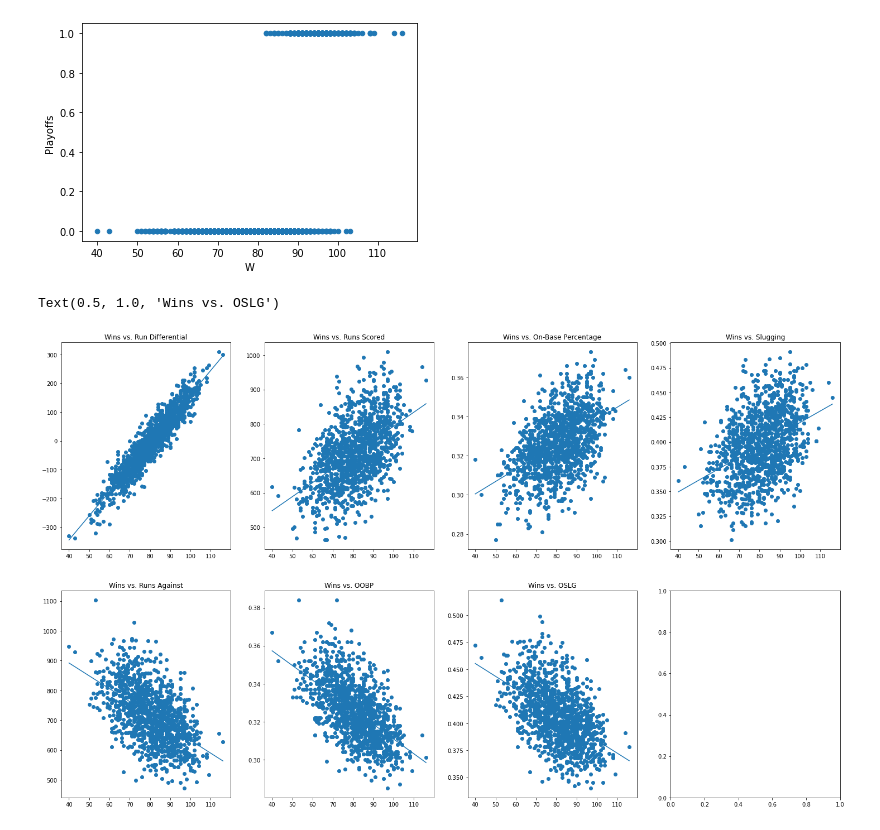
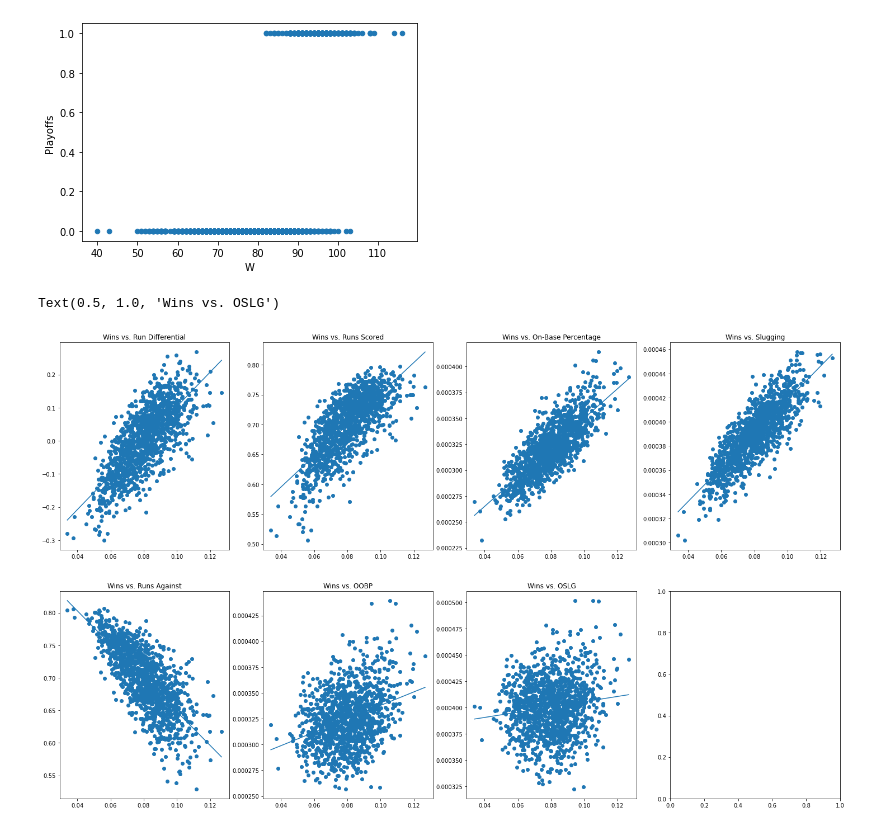
Before and after one commit to abernardin13/TheWinningFormula, a Jupyter notebook: Baseball.ipynb, the cells around one changed output. Cells and saved outputs as stored; diff of their text form; code cells hidden in the pictures.

```diff
--- a/Baseball.ipynb
+++ b/Baseball.ipynb
@@ -310,3 +352,5 @@ plt.show()
+# %%
+baseball_4 = baseball_3.drop(['Year'], axis = 1)
 # %%
 #ANOVA feature selection for numeric inputs and categorical output
 from sklearn.feature_selection import SelectKBest
@@ -361,4 +405,4 @@ array([[ 7.34e+02,  8.10e+01,  4.60e+01,  3.28e-01,  4.18e-01],
 # %%
-category = pd.cut(baseball_3.W, bins = [ 40, 60, 80, 100, 120], labels = ['40-59', '60-79', '80-99', '100-119'])
+category = pd.cut(baseball_4.W, bins = [ 40, 60, 80, 100, 120], labels = ['40-59', '60-79', '80-99', '100-119'])
 # %%
-baseball_3.insert(loc = 8, column = 'Category', value = category)
+baseball_4.insert(loc = 8, column = 'Category', value = category)
@@ -434,2 +478,12 @@ shapiro(baseball_3.drop('Category', 1))
 # %% [output]
 ShapiroResult(statistic=0.6179234981536865, pvalue=0.0)
+# %%
+from sklearn import preprocessing
+
+baseball_5 = baseball_4.drop('Category', 1)
+
+baseball_norm = preprocessing.normalize(baseball_5)
+
+baseball_6 = pd.DataFrame(baseball_norm, columns  = ['RS', 'RA', 'W', 'RD', 'OBP', 'SLG', 'BA', 'Playoffs', 'OOBP', 'OSLG'])
+
+baseball_6.dtypes
@@ -448,43 +618,43 @@ from sklearn.linear_model import LinearRegression
 
 fig, ax = plt.subplots(2,4, figsize = (25, 15))
 
-Wins = baseball_3['W']
-RD = baseball_3['RD']
-RS = baseball_3['RS']
-OBP = baseball_3['OBP']
-SLG = baseball_3['SLG']
-RA = baseball_3['RA']
-OOBP = baseball_3['OOBP']
-OSLG = baseball_3['OSLG']
+Wins = baseball_6['W']
+RD = baseball_6['RD']
+RS = baseball_6['RS']
+OBP = baseball_6['OBP']
+SLG = baseball_6['SLG']
+RA = baseball_6['RA']
+OOBP = baseball_6['OOBP']
+OSLG = baseball_6['OSLG']
 
 
 ax[0,0].scatter(Wins, RD)
 ax[0,0].set_title("Wins vs. Run Differential")
 ax[0,0].plot(np.unique(Wins), np.poly1d(np.polyfit(Wins, RD, 1))(np.unique(Wins)))
 
 ax[0,1].scatter(Wins, RS)
 ax[0,1].plot(np.unique(Wins), np.poly1d(np.polyfit(Wins, RS, 1))(np.unique(Wins)))
 ax[0,1].set_title("Wins vs. Runs Scored")
 
 ax[0,2].scatter(Wins, OBP)
 ax[0,2].plot(np.unique(Wins), np.poly1d(np.polyfit(Wins, OBP, 1))(np.unique(Wins)))
 ax[0,2].set_title("Wins vs. On-Base Percentage")
 
 ax[0,3].scatter(Wins, SLG)
 ax[0,3].plot(np.unique(Wins), np.poly1d(np.polyfit(Wins, SLG, 1))(np.unique(Wins)))
 ax[0,3].set_title("Wins vs. Slugging")
 
 ax[1,0].scatter(Wins, RA)
 ax[1,0].plot(np.unique(Wins), np.poly1d(np.polyfit(Wins, RA, 1))(np.unique(Wins)))
 ax[1,0].set_title("Wins vs. Runs Against")
 
 ax[1,1].scatter(Wins, OOBP)
 ax[1,1].plot(np.unique(Wins), np.poly1d(np.polyfit(Wins, OOBP, 1))(np.unique(Wins)))
 ax[1,1].set_title("Wins vs. OOBP")
 
 ax[1,2].scatter(Wins, OSLG)
 ax[1,2].plot(np.unique(Wins), np.poly1d(np.polyfit(Wins, OSLG, 1))(np.unique(Wins)))
 ax[1,2].set_title("Wins vs. OSLG")
 # %% [output]
 Text(0.5, 1.0, 'Wins vs. OSLG')
-[figure, old version]
+[figure, new version]
```
Also changed, not shown: parts of 52 cells of this notebook, 7 other files.
